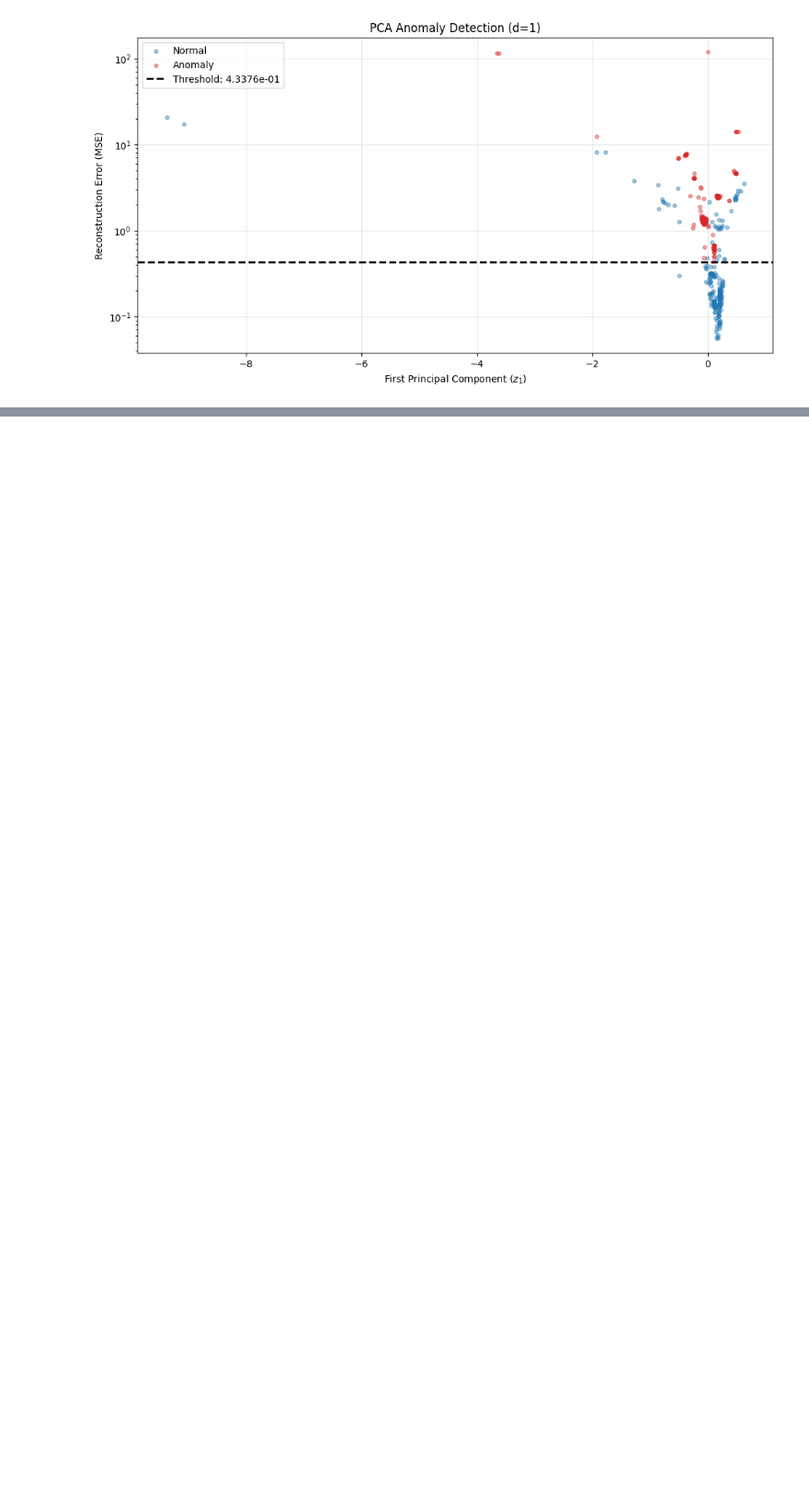
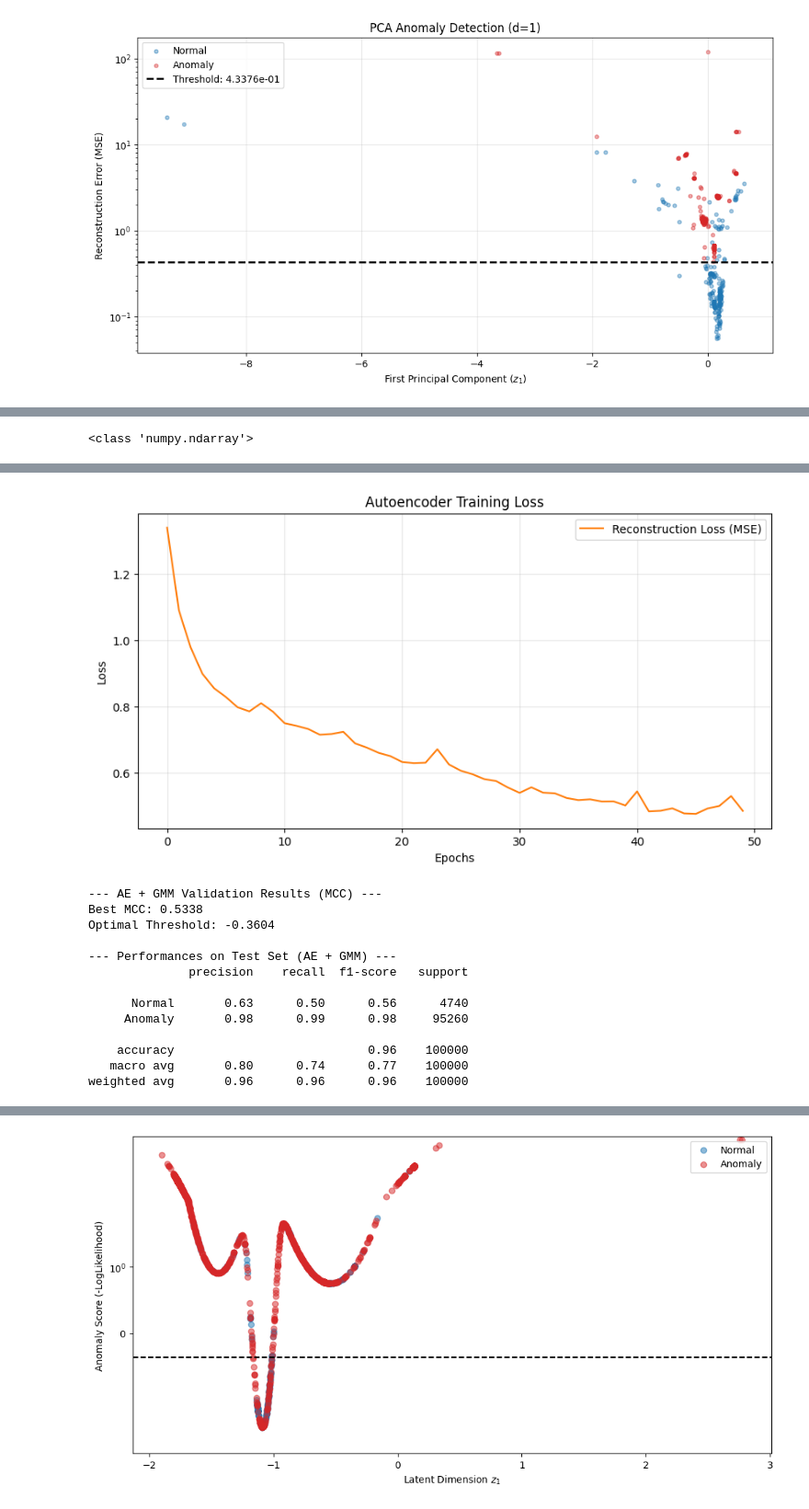
Before and after one commit to pietromihelj/Unsupervised_learning, a Jupyter notebook: exam/DAGMM.ipynb, the cells around one changed output, grey strips where cells are left out. Shown at 92% size. Saved outputs shown, nothing was run; the diff lists cells and outputs as text; code cells hidden in the pictures; blank space fills up the shorter version.

```diff
--- a/exam/DAGMM.ipynb
+++ b/exam/DAGMM.ipynb
@@ -823,5 +986,9 @@ def gmm_pipeline(n_components, X_train, X_val, X_test, y_val, y_test):
+# %%
+X_train, X_val, X_test, y_val, y_test = split_dataset(X_all, y_all, to_torch=False)
+input_dim = X_train.shape[1]
+print(type(X_train))
+# %% [output]
+<class 'numpy.ndarray'>
 # %%
-X_train, X_val, X_test, y_val, y_test = split_dataset(X_all, y_all, to_torch=False)
-print(len(X_train), len(X_val), len(X_test))
-gmm_pipeline(4, X_train, X_val, X_test, y_val, y_test)
+ae_gmm_pipeline([[input_dim, 120], [120,60], [60, 30], [30, 10], [10, 1]] ,4, X_train, X_val, X_test, y_val, y_test, method='MCC')
 # %% [output]
@@ -828,0 +1001,14 @@ gmm_pipeline(4, X_train, X_val, X_test, y_val, y_test)
+[figure, added]
+--- AE + GMM Validation Results (MCC) ---
+Best MCC: 0.5338
+Optimal Threshold: -0.3604
+
+--- Performances on Test Set (AE + GMM) ---
+              precision    recall  f1-score   support
+
+      Normal       0.63      0.50      0.56      4740
+     Anomaly       0.98      0.99      0.98     95260
+
+    accuracy                           0.96    100000
+   macro avg       0.80      0.74      0.77    100000
+weighted avg       0.96      0.96      0.96    100000
@@ -828,0 +1016 @@ gmm_pipeline(4, X_train, X_val, X_test, y_val, y_test)
+[figure, added]
```
Also changed, not shown: parts of 19 cells of this notebook, 4 other files.
